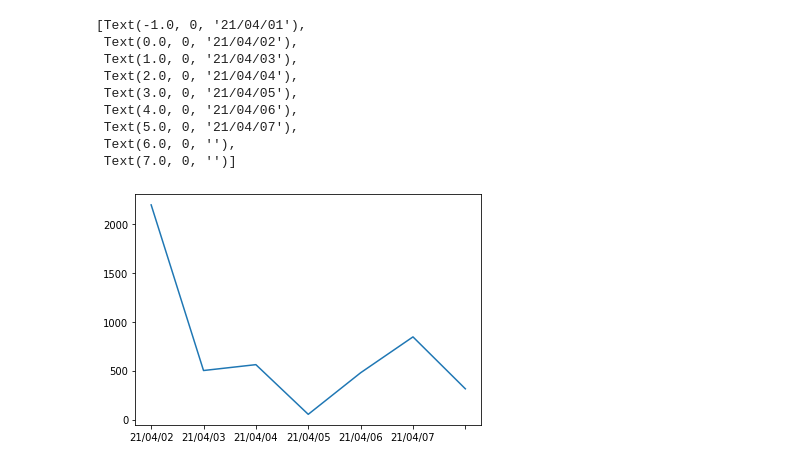
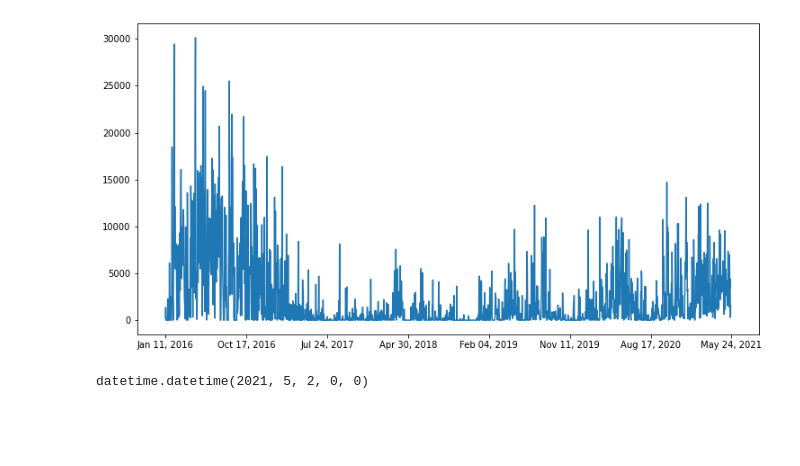
Before and after one commit to filipzupancic/momently, a Jupyter notebook: testisi.ipynb, the cells around one changed output. Drawn from its saved outputs; the diff is of its cells as text; code cells hidden in the pictures; blank space fills up the shorter version.

```diff
--- a/testisi.ipynb
+++ b/testisi.ipynb
@@ -11,3 +36,25 @@ grouped
+# %%
+from datetime import datetime, timedelta
+def get_counts_by_day(messages_grouped_by_day, min_day=None, max_day=None):
+    if not min_day:
+        min_day = min(list(grouped.keys()))
+    if not max_day:
+        max_day = max(list(grouped.keys()))
+    i = 1
+    curr_day = min_day + timedelta(days=1)
+    while curr_day < max_day:
+        if curr_day not in grouped:
+            grouped[curr_day] = ''
+        curr_day += timedelta(days=1)
+        i += 1
+
+    counts_by_day = {day: len(grouped[day]) for day in grouped}
+
+    #counts_by_day
+    #max_day
+    return counts_by_day, min_day, max_day
+# %%
+counts_by_day, min_day, max_day = get_counts_by_day(grouped);
 # %%
-counts_by_day = {k: len(grouped[k]) for k in grouped}
-counts_by_day
+counts_by_day_sorted = sorted([(k, counts_by_day[k]) for k in counts_by_day])
+counts_by_day_sorted;
@@ -53,3 +60,0 @@ format_date_for_sorting('01/04/21')
-# %%
-counts_by_day_sorted = sorted([(format_date_for_sorting(k), counts_by_day[k]) for k in counts_by_day])
-counts_by_day_sorted
@@ -64,20 +61,25 @@ counts_by_day_sorted
 # %%
 import matplotlib.pyplot as plt
-fig = plt.figure()
+fig = plt.figure(figsize=(12,6))
 ax = fig.add_axes([0.1, 0.1, 0.8, 0.8])
 
 days = [x[0] for x in counts_by_day_sorted]
 counts = [x[1] for x in counts_by_day_sorted]
 ax.plot(counts)
-ax.set_xticklabels(days)
+#ax.set_yscale('log')
+n = len(counts)
+from numpy import ceil
+from time import strftime
+n_ticks = 8
+tick_interval = ceil(n/(n_ticks-1))
+tick_labels = [(min_day + timedelta(days=i*tick_interval)).strftime('%b %d, %Y') for i in range(n_ticks)]
+ticks = [i*tick_interval for i in range(n_ticks)]
+ax.set_xticklabels(tick_labels)
+ax.set_xticks(ticks);
 # %% [output]
-[Text(-1.0, 0, '21/04/01'),
- Text(0.0, 0, '21/04/02'),
- Text(1.0, 0, '21/04/03'),
- Text(2.0, 0, '21/04/04'),
- Text(3.0, 0, '21/04/05'),
- Text(4.0, 0, '21/04/06'),
- Text(5.0, 0, '21/04/07'),
- Text(6.0, 0, ''),
- Text(7.0, 0, '')]
-[figure, old version]
+[figure, new version]
+# %%
+from datetime import datetime, timedelta
+datetime(2021,5,1) + timedelta(days=1)
+# %% [output]
+datetime.datetime(2021, 5, 2, 0, 0)
```
Also changed, not shown: parts of 8 cells of this notebook, 1 other file.
